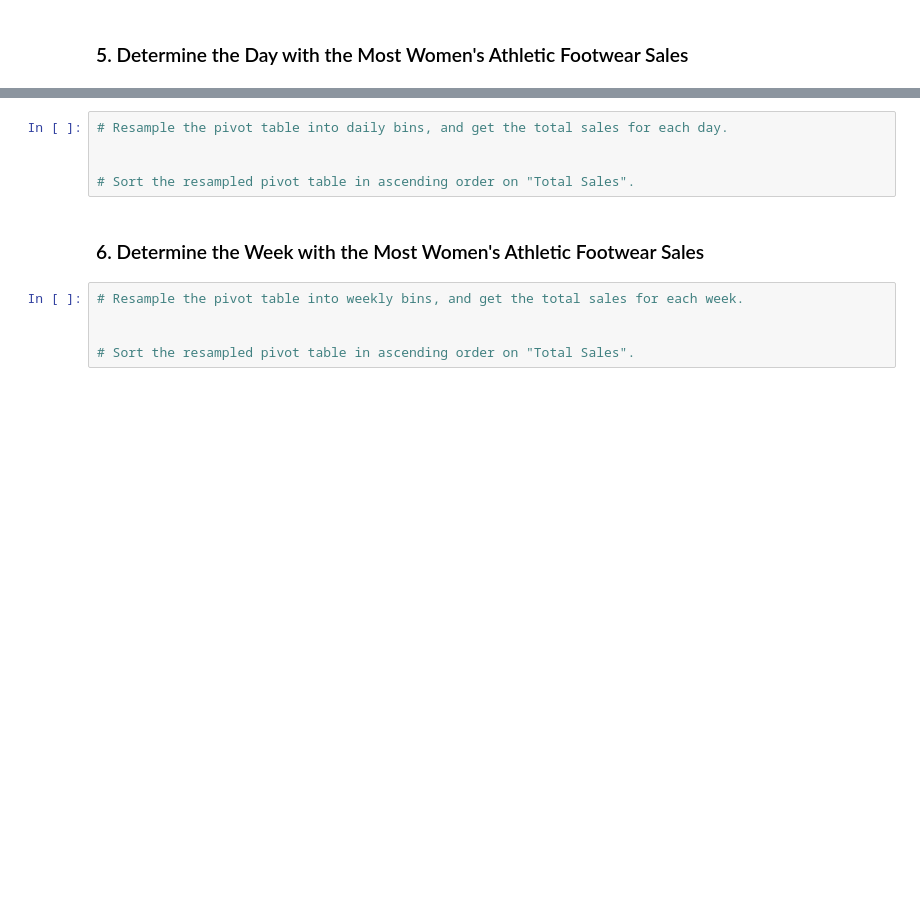
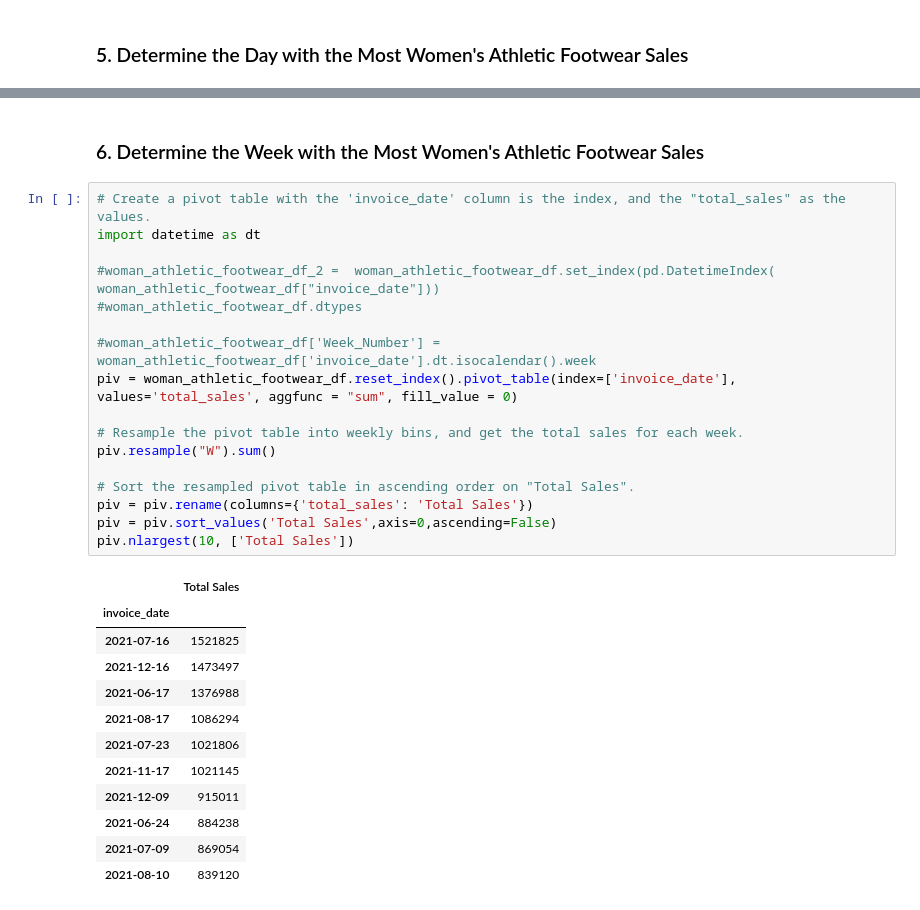
Before and after one commit to tbrown14611/athletic_sales_analysis, a Jupyter notebook: athletic_sales_analysis_starter_code.ipynb, the cells around one changed output, grey strips where cells are left out. Saved outputs shown, nothing was run; the diff lists cells and outputs as text; blank space fills up the shorter version.

```diff
--- a/athletic_sales_analysis_starter_code.ipynb
+++ b/athletic_sales_analysis_starter_code.ipynb
@@ -371,12 +370,32 @@ piv.nlargest(500, ['Total Sales'])
-# %%
-# Resample the pivot table into daily bins, and get the total sales for each day.
-
-
-# Sort the resampled pivot table in ascending order on "Total Sales".
 # %% [markdown]
 ### 6.  Determine the Week with the Most Women's Athletic Footwear Sales
-# %%
-# Resample the pivot table into weekly bins, and get the total sales for each week.
-
-
-# Sort the resampled pivot table in ascending order on "Total Sales".
+# %%
+# Create a pivot table with the 'invoice_date' column is the index, and the "total_sales" as the values.
+import datetime as dt
+
+#woman_athletic_footwear_df_2 =  woman_athletic_footwear_df.set_index(pd.DatetimeIndex( woman_athletic_footwear_df["invoice_date"]))
+#woman_athletic_footwear_df.dtypes
+
+#woman_athletic_footwear_df['Week_Number'] = woman_athletic_footwear_df['invoice_date'].dt.isocalendar().week
+piv = woman_athletic_footwear_df.reset_index().pivot_table(index=['invoice_date'], values='total_sales', aggfunc = "sum", fill_value = 0)
+
+# Resample the pivot table into weekly bins, and get the total sales for each week.
+piv.resample("W").sum()
+
+# Sort the resampled pivot table in ascending order on "Total Sales".
+piv = piv.rename(columns={'total_sales': 'Total Sales'})
+piv = piv.sort_values('Total Sales',axis=0,ascending=False)
+piv.nlargest(10, ['Total Sales'])
+# %% [output]
+|  | Total Sales |
+| invoice_date |  |
+| 2021-07-16 | 1521825 |
+| 2021-12-16 | 1473497 |
+| 2021-06-17 | 1376988 |
+| 2021-08-17 | 1086294 |
+| 2021-07-23 | 1021806 |
+| 2021-11-17 | 1021145 |
+| 2021-12-09 | 915011 |
+| 2021-06-24 | 884238 |
+| 2021-07-09 | 869054 |
+| 2021-08-10 | 839120 |
```
Also changed, not shown: parts of 2 cells of this notebook.
